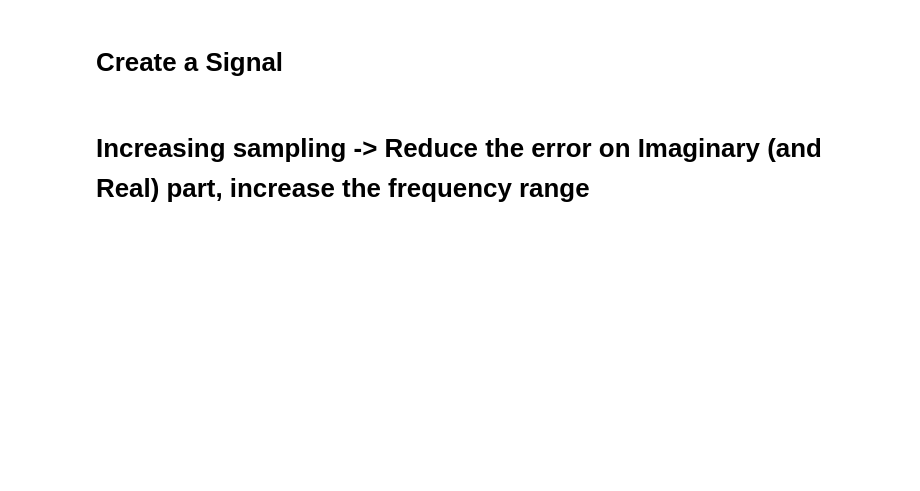
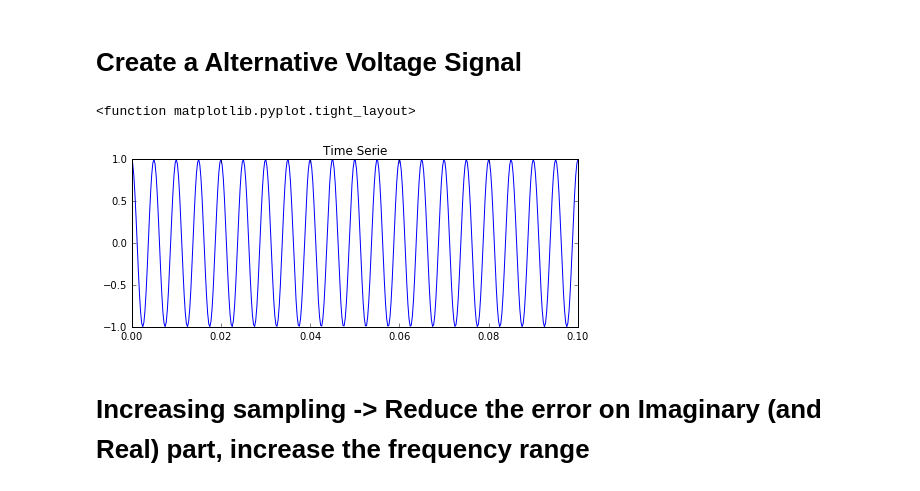
Before and after one commit to geoscixyz/em, a Jupyter notebook: examples/fourier_transform/FFT Example.ipynb, the cells around one changed output. Saved outputs shown, nothing was run; the diff lists cells and outputs as text; code cells hidden in the pictures; blank space fills up the shorter version.

```diff
--- a/examples/fourier_transform/FFT Example.ipynb
+++ b/examples/fourier_transform/FFT Example.ipynb
@@ -8,11 +8,25 @@ import numpy as np
 from SimPEG.Utils import ndgrid, mkvc
 from ipywidgets import *
 # %% [markdown]
-# Create a Signal
+# Create a Alternative Voltage Signal
 # %%
 defsignal = lambda A,f,phi,t: A*np.cos(2*np.pi*f*t+phi)
 # %%
 deftime = lambda start,end,dis: np.linspace(start,end,dis)
+# %%
+t=deftime(0.,0.1,400)
+signal=defsignal(1,200,0.,t)
+
+fig, ax = plt.subplots(1,1,figsize=(8,3))
+
+ax.plot(t,signal)
+ax.set_xlim([t.min(),t.max()])
+ax.set_title('Time Serie')
+
+plt.tight_layout
+# %% [output]
+<function matplotlib.pyplot.tight_layout>
+[figure, added]
 # %% [markdown]
 # Increasing sampling -> Reduce the error on Imaginary (and Real) part, increase the frequency range
 # %%
```
Also changed, not shown: parts of 6 cells of this notebook.
